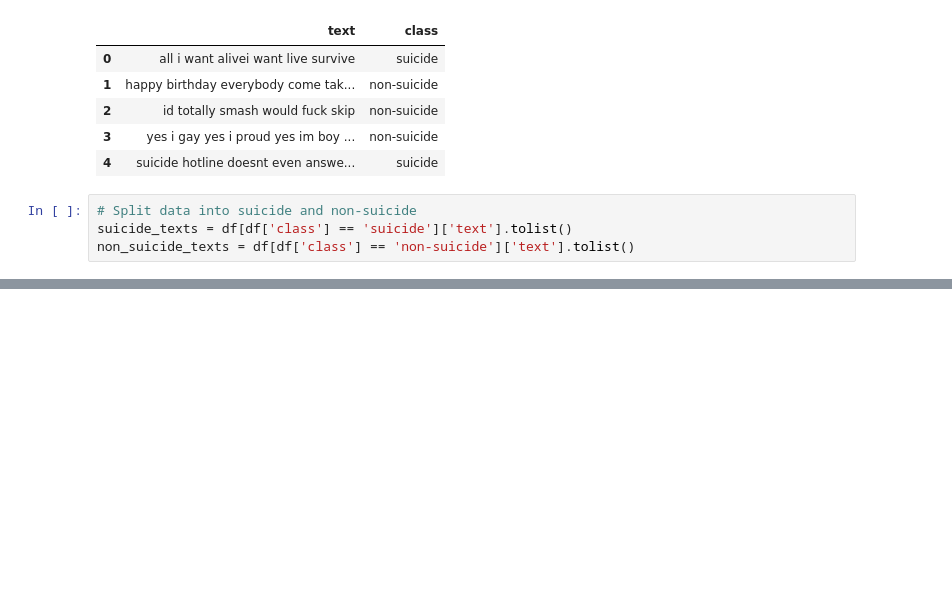
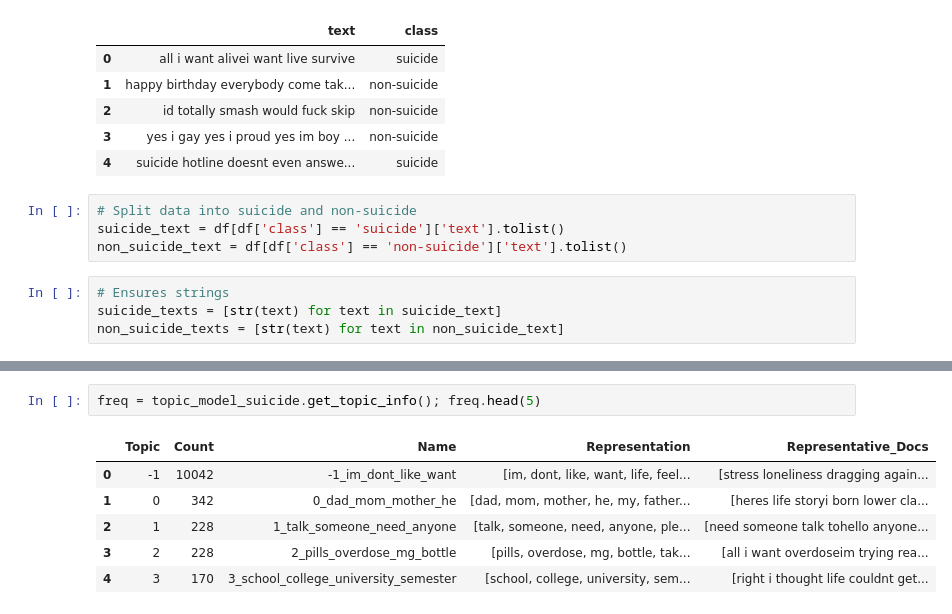
Before and after one commit to arnav10goel/CSE343-ML-Project, a Jupyter notebook: Data/TopicModelling.ipynb, the cells around one changed output, grey strips where cells are left out. Drawn from its saved outputs; the diff is of its cells as text; blank space fills up the shorter version.

```diff
--- a/Data/TopicModelling.ipynb
+++ b/Data/TopicModelling.ipynb
@@ -20,5 +20,9 @@ df.head()
 | 4 | suicide hotline doesnt even answe... | suicide |
 # %%
 # Split data into suicide and non-suicide
-suicide_texts = df[df['class'] == 'suicide']['text'].tolist()
-non_suicide_texts = df[df['class'] == 'non-suicide']['text'].tolist()
+suicide_text = df[df['class'] == 'suicide']['text'].tolist()
+non_suicide_text = df[df['class'] == 'non-suicide']['text'].tolist()
+# %%
+# Ensures strings
+suicide_texts = [str(text) for text in suicide_text]
+non_suicide_texts = [str(text) for text in non_suicide_text]
@@ -33,0 +40,9 @@ TypeError: sequence item 154: expected str instance, float found
+# %%
+freq = topic_model_suicide.get_topic_info(); freq.head(5)
+# %% [output]
+|  | Topic | Count | Name | Representation | Representative_Docs |
+| 0 | -1 | 10042 | -1_im_dont_like_want | [im, dont, like, want, life, feel... | [stress loneliness dragging again... |
+| 1 | 0 | 342 | 0_dad_mom_mother_he | [dad, mom, mother, he, my, father... | [heres life storyi born lower cla... |
+| 2 | 1 | 228 | 1_talk_someone_need_anyone | [talk, someone, need, anyone, ple... | [need someone talk tohello anyone... |
+| 3 | 2 | 228 | 2_pills_overdose_mg_bottle | [pills, overdose, mg, bottle, tak... | [all i want overdoseim trying rea... |
+| 4 | 3 | 170 | 3_school_college_university_semester | [school, college, university, sem... | [right i thought life couldnt get... |
```
Also changed, not shown: parts of 6 cells of this notebook, 2 other files.
